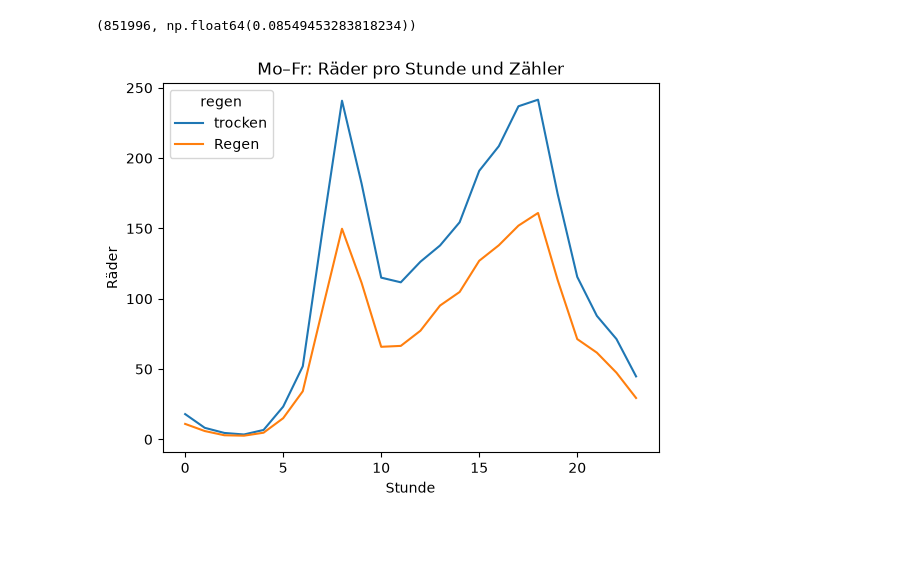
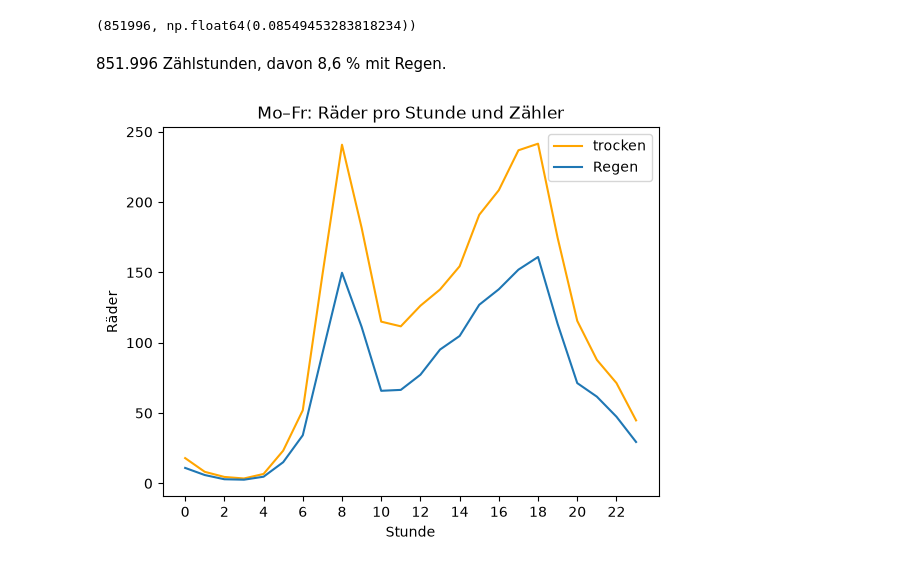
Before and after one commit to BevoBerlin/radverkehr-berlin, a Jupyter notebook: notebooks/analyse.ipynb, the cells around one changed output. Saved outputs shown, nothing was run; the diff lists cells and outputs as text; code cells hidden in the pictures; blank space fills up the shorter version.

```diff
--- a/notebooks/analyse.ipynb
+++ b/notebooks/analyse.ipynb
@@ -26,9 +33,12 @@ df["regen"] = df.niederschlag_mm >= 0.1
 len(df), df.regen.mean()
 # %% [output]
 (851996, np.float64(0.08549453283818234))
+# %% [markdown]
+851.996 Zählstunden, davon 8,6 % mit Regen.
 # %%
 t = df[(df.wochentag < 5) & (df.feiertag == 0)]
-t.groupby(["stunde", "regen"]).anzahl.mean().unstack().rename(columns={False: "trocken", True: "Regen"}).plot(title="Mo–Fr: Räder pro Stunde und Zähler", xlabel="Stunde", ylabel="Räder")
+t.groupby(["stunde", "regen"]).anzahl.mean().unstack().rename(columns={False: "trocken", True: "Regen"}).plot(title="Mo–Fr: Räder pro Stunde und Zähler", xlabel="Stunde", ylabel="Räder", xticks=range(0, 24, 2), color=["orange", "tab:blue"])
+plt.legend(title=None)
 plt.show()
 # %% [output]
-[figure, old version]
+[figure, new version]
```
Also changed, not shown: parts of 11 cells of this notebook.
